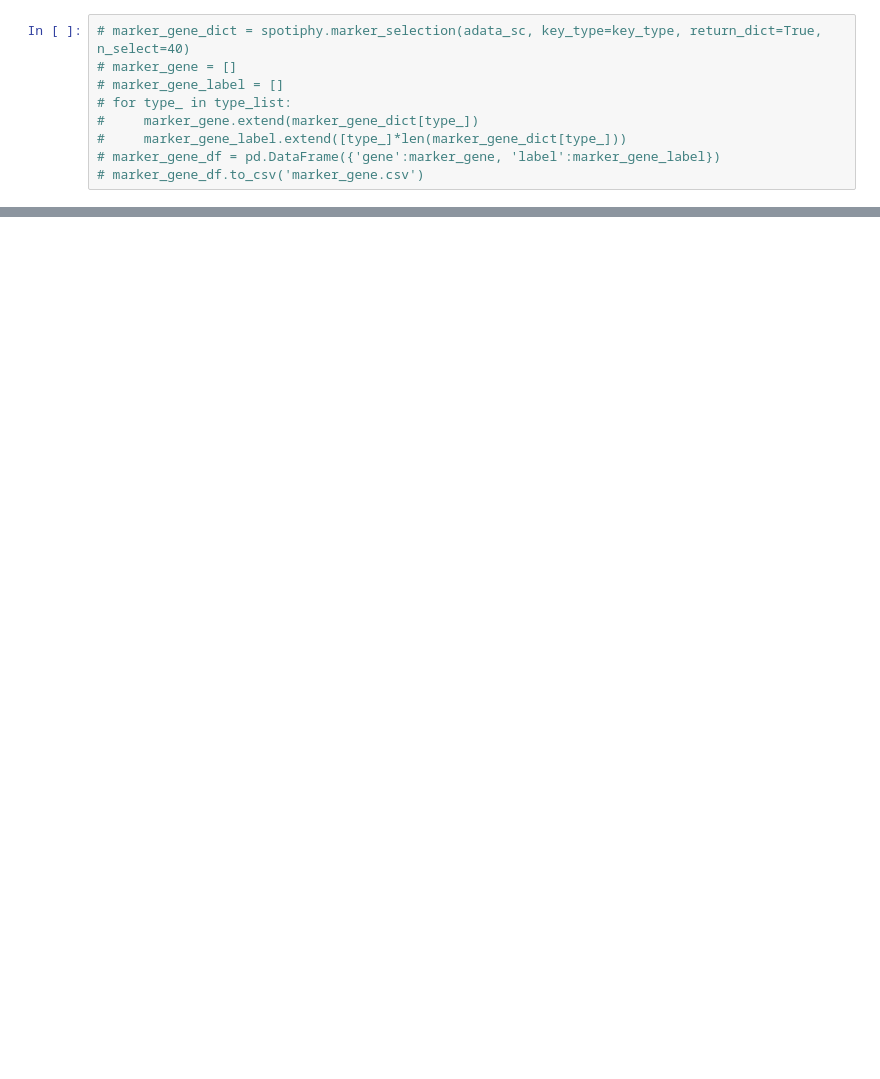
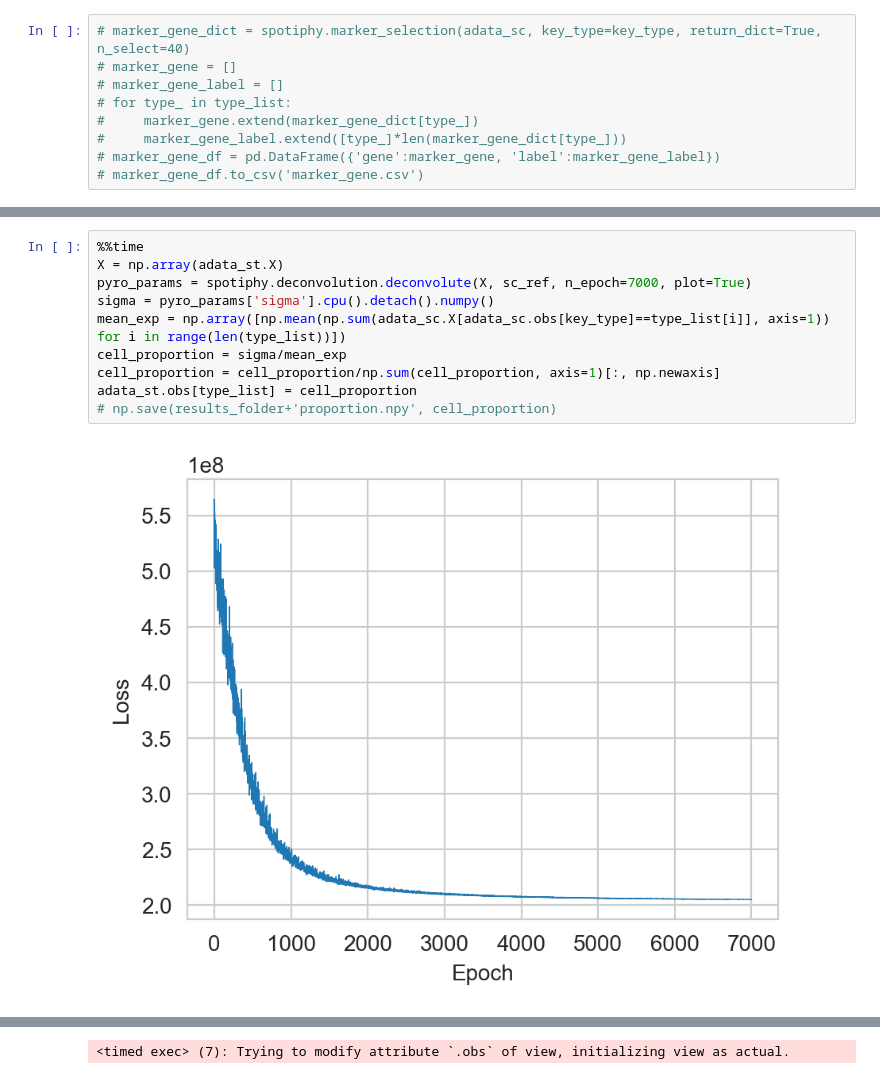
Before and after one commit to jyyulab/Spotiphy, a Jupyter notebook: test_deconvolution_mergedsc.ipynb, the cells around one changed output, grey strips where cells are left out. Saved outputs shown, nothing was run; the diff lists cells and outputs as text; blank space fills up the shorter version.

```diff
--- a/test_deconvolution_mergedsc.ipynb
+++ b/test_deconvolution_mergedsc.ipynb
@@ -121,0 +87,12 @@ ax = sns.heatmap(sc_ref_df, robust=True)
+# %%
+%%time
+X = np.array(adata_st.X)
+pyro_params = spotiphy.deconvolution.deconvolute(X, sc_ref, n_epoch=7000, plot=True)
+sigma = pyro_params['sigma'].cpu().detach().numpy()
+mean_exp = np.array([np.mean(np.sum(adata_sc.X[adata_sc.obs[key_type]==type_list[i]], axis=1)) for i in range(len(type_list))])
+cell_proportion = sigma/mean_exp
+cell_proportion = cell_proportion/np.sum(cell_proportion, axis=1)[:, np.newaxis]
+adata_st.obs[type_list] = cell_proportion
+# np.save(results_folder+'proportion.npy', cell_proportion)
+# %% [output]
+[figure, added]
@@ -121,0 +101 @@ ax = sns.heatmap(sc_ref_df, robust=True)
+<timed exec> (7): Trying to modify attribute `.obs` of view, initializing view as actual.
```
Also changed, not shown: parts of 24 cells of this notebook, 6 other files.
